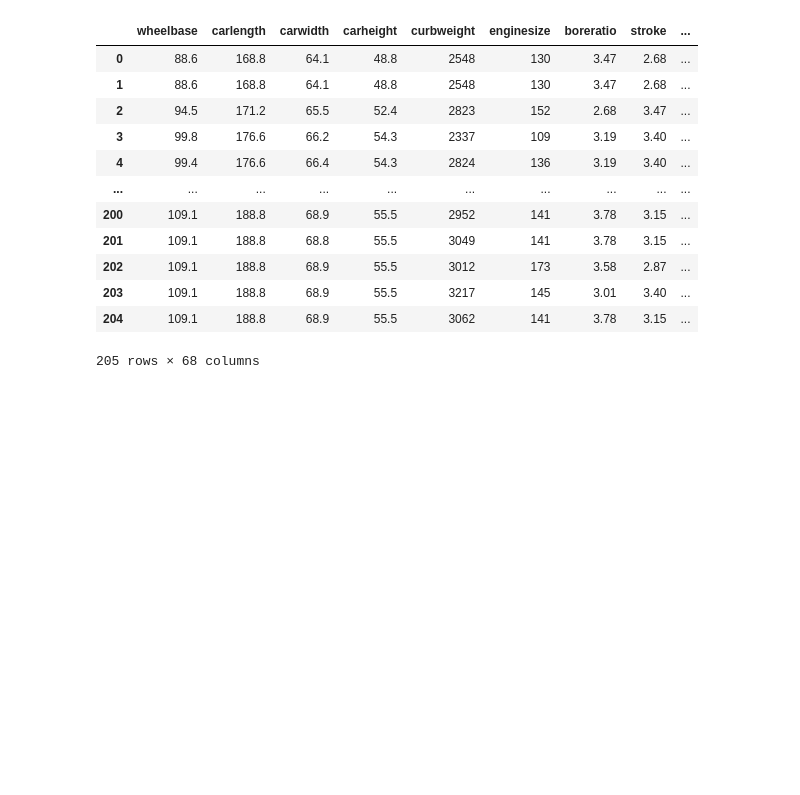
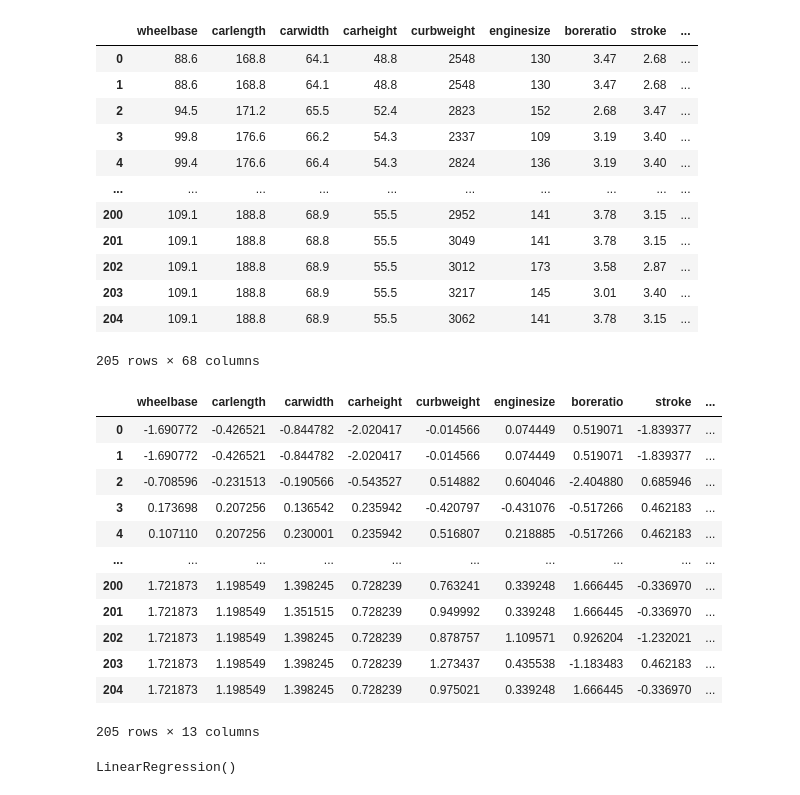
Before and after one commit to hari-dev-05/ML, a Jupyter notebook: Regression/Car_Price_Prediction_LR.ipynb, the cells around one changed output. Cells and saved outputs as stored; diff of their text form; code cells hidden in the pictures; blank space fills up the shorter version.

```diff
--- a/Regression/Car_Price_Prediction_LR.ipynb
+++ b/Regression/Car_Price_Prediction_LR.ipynb
@@ -453,13 +461,35 @@ X
 | 204 | 109.1 | 188.8 | 68.9 | 55.5 | 3062 | 141 | 3.78 | 3.15 | ... |
 205 rows × 68 columns
 # %%
-# scaling the features
+# Scaling the features
 from sklearn.preprocessing import scale
 
-# storing column names in cols, since column names are (annoyingly) lost after
-# scaling (the df is converted to a numpy array)
+# Save the column names because scale() returns a NumPy array
+# and the column names are lost
 cols = X.columns
+
+# Standardize all features using their mean and standard deviation
+# Formula: (value - column mean) / column standard deviation
 X = pd.DataFrame(scale(X))
+
+# Add the original column names back to the scaled DataFrame
 X.columns = cols
+
+# Display the column names
 X.columns
+X
+# %% [output]
+|  | wheelbase | carlength | carwidth | carheight | curbweight | enginesize | boreratio | stroke | ... |
+| 0 | -1.690772 | -0.426521 | -0.844782 | -2.020417 | -0.014566 | 0.074449 | 0.519071 | -1.839377 | ... |
+| 1 | -1.690772 | -0.426521 | -0.844782 | -2.020417 | -0.014566 | 0.074449 | 0.519071 | -1.839377 | ... |
+| 2 | -0.708596 | -0.231513 | -0.190566 | -0.543527 | 0.514882 | 0.604046 | -2.404880 | 0.685946 | ... |
+| 3 | 0.173698 | 0.207256 | 0.136542 | 0.235942 | -0.420797 | -0.431076 | -0.517266 | 0.462183 | ... |
+| 4 | 0.107110 | 0.207256 | 0.230001 | 0.235942 | 0.516807 | 0.218885 | -0.517266 | 0.462183 | ... |
+| ... | ... | ... | ... | ... | ... | ... | ... | ... | ... |
+| 200 | 1.721873 | 1.198549 | 1.398245 | 0.728239 | 0.763241 | 0.339248 | 1.666445 | -0.336970 | ... |
+| 201 | 1.721873 | 1.198549 | 1.351515 | 0.728239 | 0.949992 | 0.339248 | 1.666445 | -0.336970 | ... |
+| 202 | 1.721873 | 1.198549 | 1.398245 | 0.728239 | 0.878757 | 1.109571 | 0.926204 | -1.232021 | ... |
+| 203 | 1.721873 | 1.198549 | 1.398245 | 0.728239 | 1.273437 | 0.435538 | -1.183483 | 0.462183 | ... |
+| 204 | 1.721873 | 1.198549 | 1.398245 | 0.728239 | 0.975021 | 0.339248 | 1.666445 | -0.336970 | ... |
+205 rows × 13 columns
 # %%
@@ -479,2 +509,10 @@ lm.fit(X_train, y_train)
+# %%
+# Create a Linear Regression model
+lm = LinearRegression()
+
+# Train the model using the training features and actual prices
+lm.fit(X_train, y_train)
+# %% [output]
+LinearRegression()
 # %%
 lm.score(X_train,y_train)
```
Also changed, not shown: parts of 14 cells of this notebook.
